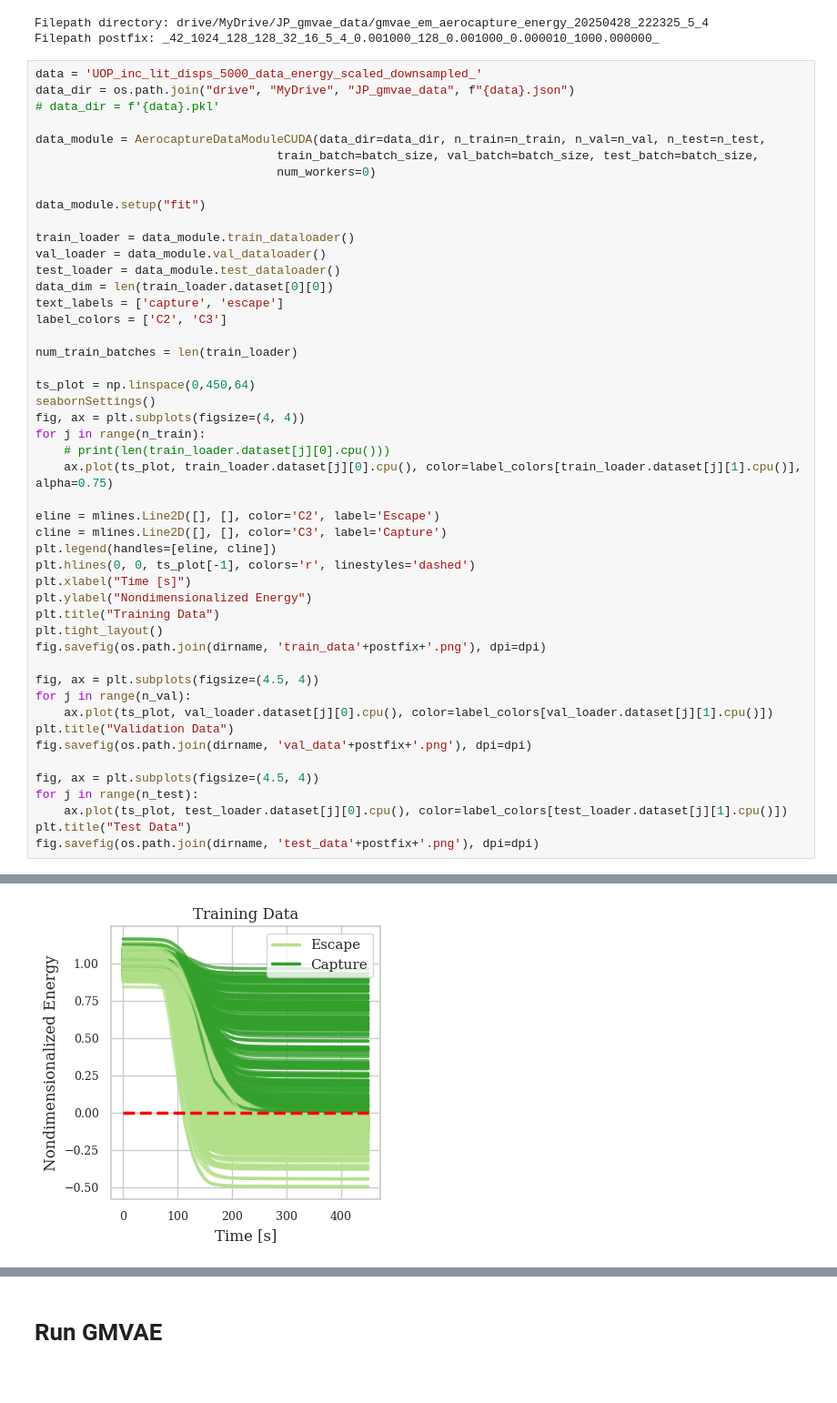
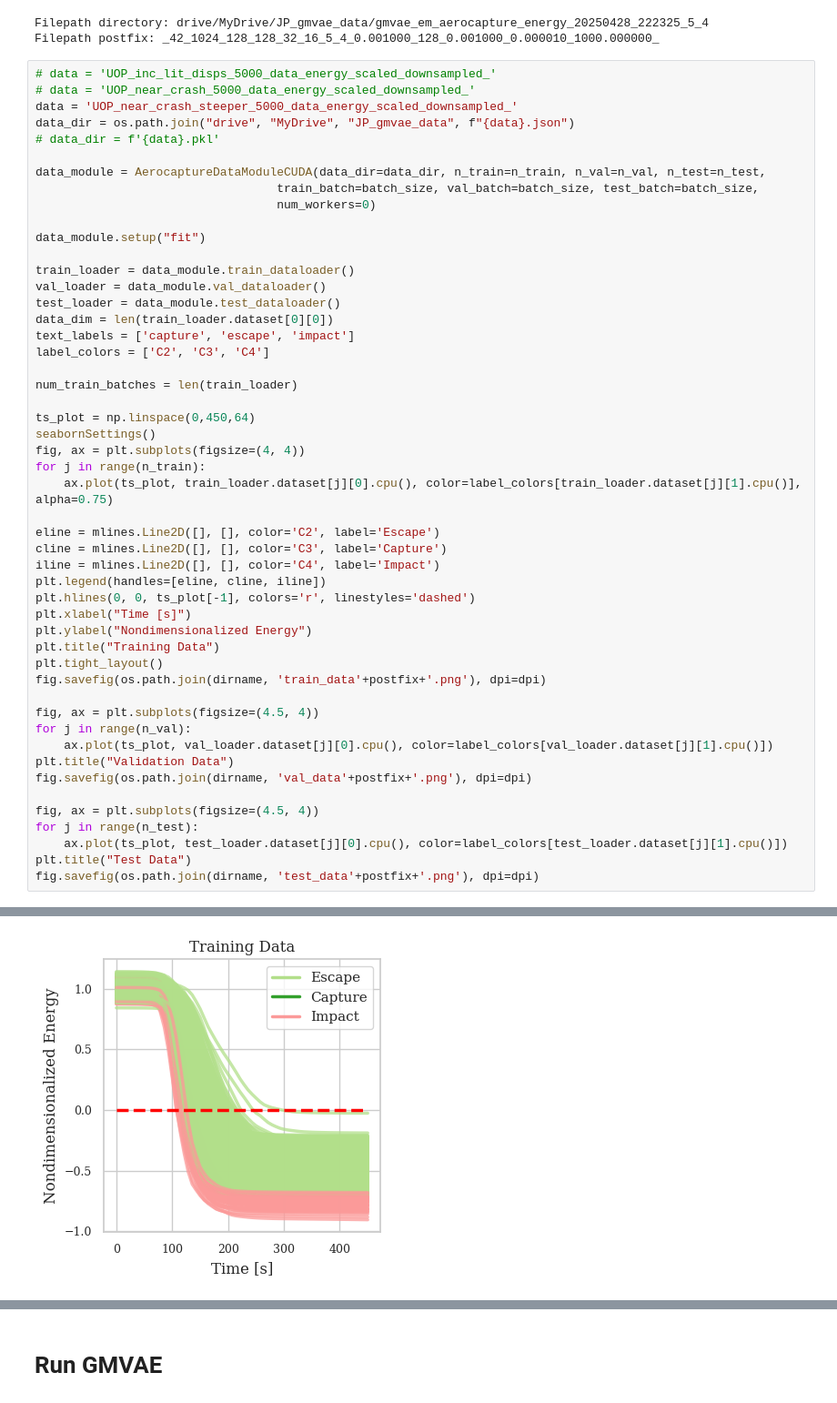
Before and after one commit to gcalkins64/pipag_training, a Jupyter notebook: JP_gmvae_aerocapture_BASE.ipynb, the cells around one changed output, grey strips where cells are left out. Shown at 91% size. Saved outputs shown, nothing was run; the diff lists cells and outputs as text.

```diff
--- a/JP_gmvae_aerocapture_BASE.ipynb
+++ b/JP_gmvae_aerocapture_BASE.ipynb
@@ -134,7 +134,9 @@ print("Filepath postfix: " + postfix)
 Filepath directory: drive/MyDrive/JP_gmvae_data/gmvae_em_aerocapture_energy_20250428_222325_5_4
 Filepath postfix: _42_1024_128_128_32_16_5_4_0.001000_128_0.001000_0.000010_1000.000000_
 # %%
-data = 'UOP_inc_lit_disps_5000_data_energy_scaled_downsampled_'
+# data = 'UOP_inc_lit_disps_5000_data_energy_scaled_downsampled_'
+# data = 'UOP_near_crash_5000_data_energy_scaled_downsampled_'
+data = 'UOP_near_crash_steeper_5000_data_energy_scaled_downsampled_'
 data_dir = os.path.join("drive", "MyDrive", "JP_gmvae_data", f"{data}.json")
 # data_dir = f'{data}.pkl'
 
@@ -148,41 +150,41 @@ train_loader = data_module.train_dataloader()
 val_loader = data_module.val_dataloader()
 test_loader = data_module.test_dataloader()
 data_dim = len(train_loader.dataset[0][0])
-text_labels = ['capture', 'escape']
-label_colors = ['C2', 'C3']
+text_labels = ['capture', 'escape', 'impact']
+label_colors = ['C2', 'C3', 'C4']
 
 num_train_batches = len(train_loader)
 
 ts_plot = np.linspace(0,450,64)
 seabornSettings()
 fig, ax = plt.subplots(figsize=(4, 4))
 for j in range(n_train):
-    # print(len(train_loader.dataset[j][0].cpu()))
     ax.plot(ts_plot, train_loader.dataset[j][0].cpu(), color=label_colors[train_loader.dataset[j][1].cpu()], alpha=0.75)
 
 eline = mlines.Line2D([], [], color='C2', label='Escape')
 cline = mlines.Line2D([], [], color='C3', label='Capture')
-plt.legend(handles=[eline, cline])
+iline = mlines.Line2D([], [], color='C4', label='Impact')
+plt.legend(handles=[eline, cline, iline])
 plt.hlines(0, 0, ts_plot[-1], colors='r', linestyles='dashed')
 plt.xlabel("Time [s]")
 plt.ylabel("Nondimensionalized Energy")
 plt.title("Training Data")
 plt.tight_layout()
 fig.savefig(os.path.join(dirname, 'train_data'+postfix+'.png'), dpi=dpi)
 
 fig, ax = plt.subplots(figsize=(4.5, 4))
 for j in range(n_val):
     ax.plot(ts_plot, val_loader.dataset[j][0].cpu(), color=label_colors[val_loader.dataset[j][1].cpu()])
 plt.title("Validation Data")
 fig.savefig(os.path.join(dirname, 'val_data'+postfix+'.png'), dpi=dpi)
 
 fig, ax = plt.subplots(figsize=(4.5, 4))
 for j in range(n_test):
     ax.plot(ts_plot, test_loader.dataset[j][0].cpu(), color=label_colors[test_loader.dataset[j][1].cpu()])
 plt.title("Test Data")
 fig.savefig(os.path.join(dirname, 'test_data'+postfix+'.png'), dpi=dpi)
 # %% [output]
 Loading File...
 ...File Loaded
 [912, 204, 2253, 2006, 1828, 1143, 839, 4467, 712, 4837, 3456, 260, 244, 767, 1791, 1905, 4139, 4931, 217, 4597, 1628, 4464, 3436, 1805, 3679, 4827, 2278, 53, 1307, 3462, 2787, 2276, 1273, 1763, 2757, ...
-[figure, old version]
+[figure, new version]
```
Also changed, not shown: parts of 3 cells of this notebook.
